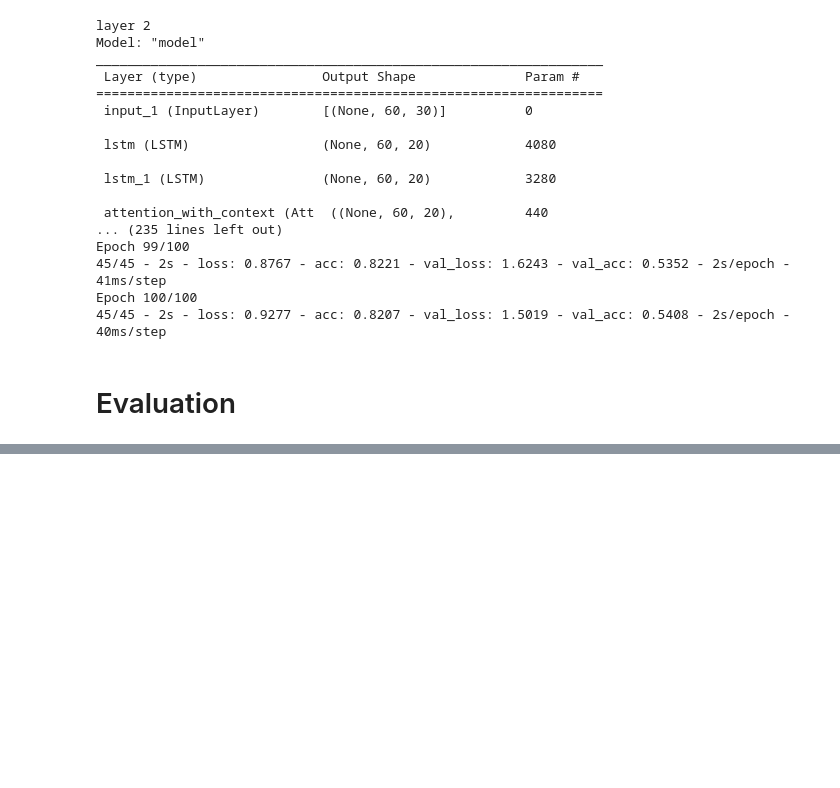
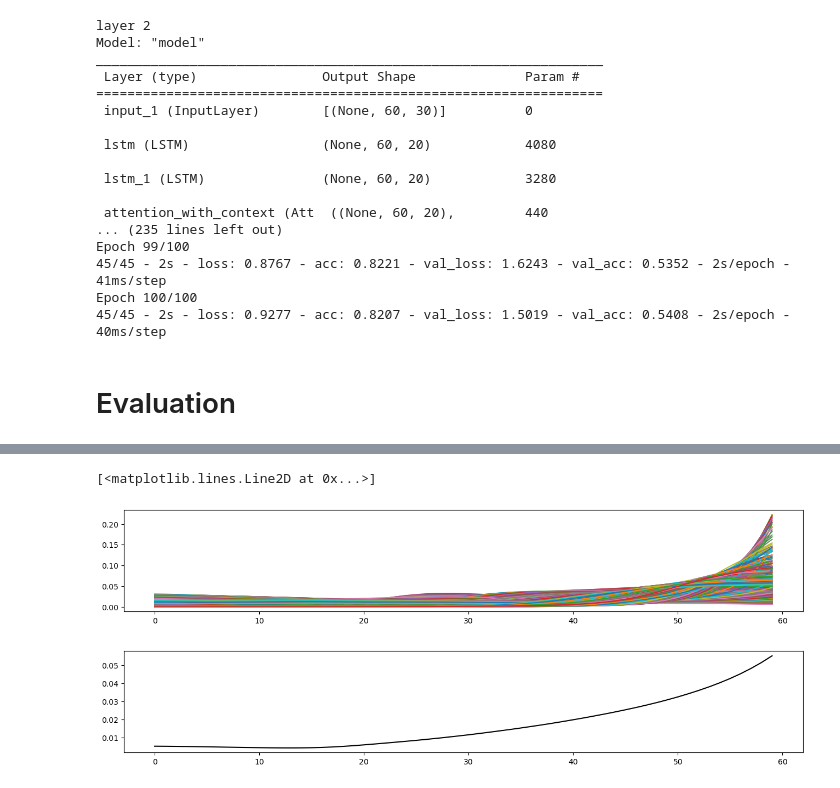
Before and after one commit to ZhengWinnieWu/Lorentz_workshop, a Jupyter notebook: LSTMmodelTesting.ipynb, the cells around one changed output, grey strips where cells are left out. Cells and saved outputs as stored; diff of their text form; code cells hidden in the pictures; blank space fills up the shorter version.

```diff
--- a/LSTMmodelTesting.ipynb
+++ b/LSTMmodelTesting.ipynb
@@ -450,0 +474,33 @@ visualization.plot_calibration_curve(calib_x, calib_y)
+# %%
+from tensorflow.keras.models import Model
+# get weightings of each time step and each sample
+intermediate_layer_model2 = Model(inputs=model.input,
+                                 outputs=model.layers[3].output)
+
+intermediate_layer_model1 = Model(inputs=model.input,
+                                 outputs=model.layers[2].output)
+
+intermediate_layer_model3 = Model(inputs=model.input,
+                                 outputs=model.layers[4].output)
+
+intermediate_output2, alfa_output = intermediate_layer_model2.predict(test_X, verbose=0)
+intermediate_output1 = intermediate_layer_model1.predict(test_X, verbose=0)
+intermediate_output3 = intermediate_layer_model3.predict(test_X, verbose=0)
+
+weights = intermediate_output2 / intermediate_output1
+print(np.shape(weights))
+
+# plot the weights
+val_weights = np.ndarray((len(test_X),ntimestep))+np.nan
+for ii in range(len(test_X)):
+    for j in range(ntimestep):
+        val_weights[ii,j] = weights[ii][j][0]
+print(np.shape(val_weights))
+
+fig, axs = plt.subplots(1, figsize=plt.figaspect(0.15))
+for ii in range(len(test_X)):
+    plt.plot(val_weights[ii,:])
+
+fig, axs = plt.subplots(1, figsize=plt.figaspect(0.15))
+plt.plot(np.nanmean(val_weights,axis=0),'k')
+# %% [output]
@@ -450,0 +512,3 @@ visualization.plot_calibration_curve(calib_x, calib_y)
+[<matplotlib.lines.Line2D at 0x...>]
+[figure, added]
+[figure, added]
```
Also changed, not shown: parts of 4 cells of this notebook.
